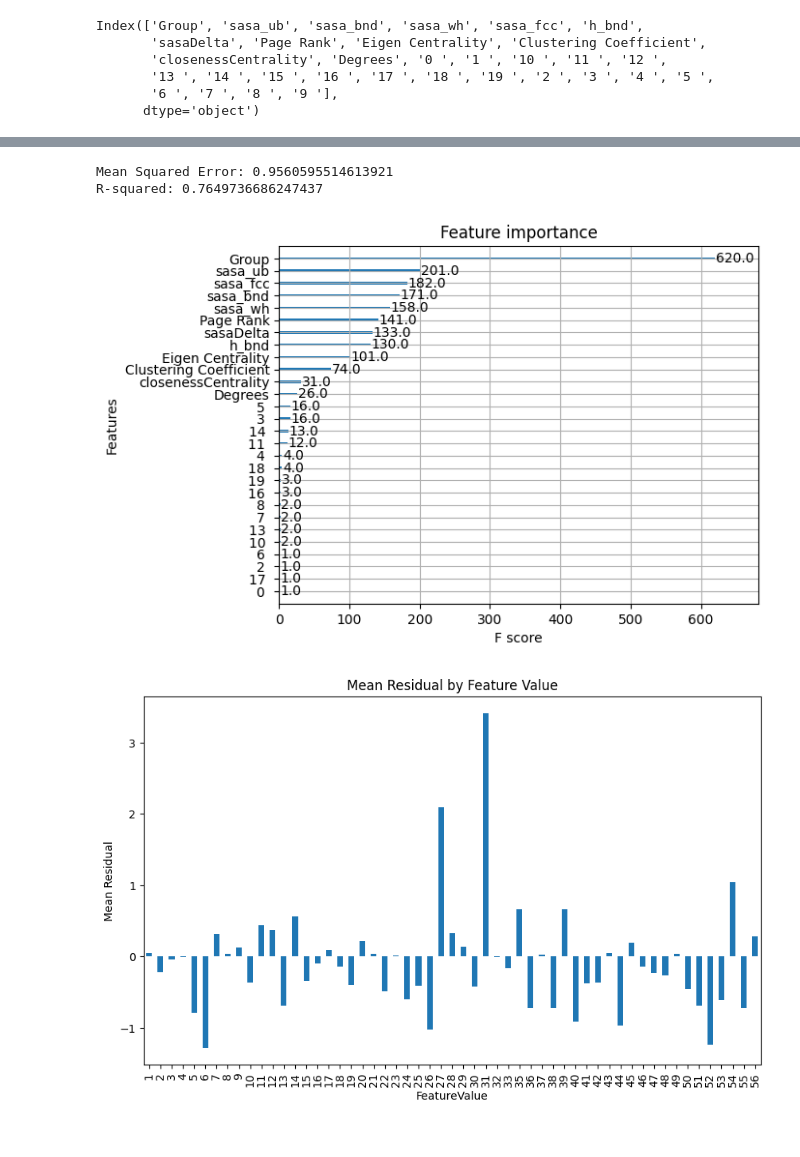
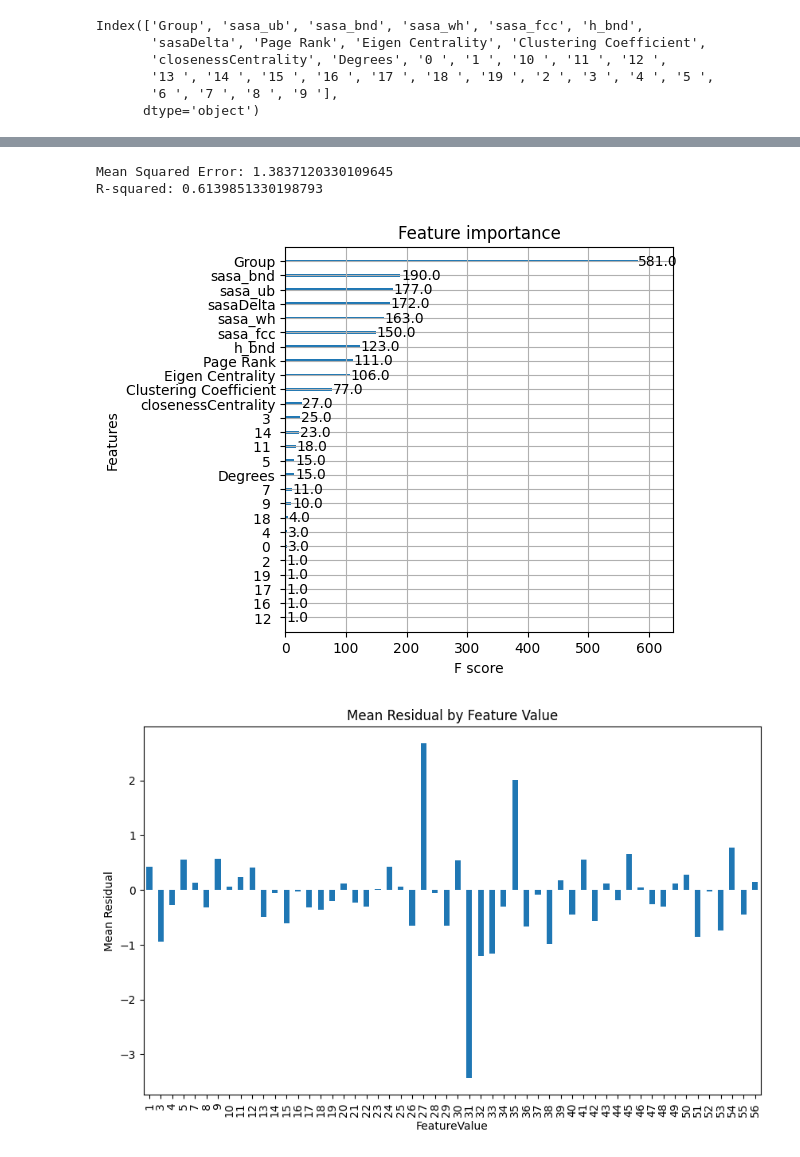
Before and after one commit to return0ftheFaraz/CS512, a Jupyter notebook: alize2.ipynb, the cells around one changed output, grey strips where cells are left out. Saved outputs shown, nothing was run; the diff lists cells and outputs as text; code cells hidden in the pictures.

```diff
--- a/alize2.ipynb
+++ b/alize2.ipynb
@@ -779,7 +709,8 @@ xg_reg_tuned = xgb.XGBRegressor(objective ='reg:squarederror',
                           learning_rate = 0.1,
                           max_depth = 3,
                           alpha = 1,
-                          n_estimators = 300)
+                          n_estimators = 300,
+                          random_state = 42)
 
 # Fit the regressor to the training set
 xg_reg_tuned.fit(X_train, y_train)
@@ -793,31 +724,31 @@ print(f"Mean Squared Error: {mse}")
 r2 = r2_score(y_test, y_pred)
 print(f"R-squared: {r2}")
 # %% [output]
-Mean Squared Error: 0.9560595514613921
-R-squared: 0.7649736686247437
+Mean Squared Error: 1.3837120330109645
+R-squared: 0.6139851330198793
 # %%
 xgb.plot_importance(xg_reg_tuned)
 plt.rcParams['figure.figsize'] = [5, 5]
 plt.show()
 # %% [output]
-[figure, old version]
+[figure, new version]
 # %%
-y_test_array = y_test_array.flatten()
+y_test_array = (y_test.to_numpy()).flatten()
 residuals = y_test_array - y_pred
 # Add the residuals and the feature of interest to a new DataFrame
 # Replace 'feature_name' with the name of your feature
 analysis_df = pd.DataFrame({'FeatureValue': X_test['Group'], 'Residual': residuals})
 
 # Group by the feature and calculate mean residual
 grouped_residuals = analysis_df.groupby('FeatureValue')['Residual'].mean()
 
 # Plot the results
 grouped_residuals.plot(kind='bar', figsize=(10, 6))
 plt.ylabel('Mean Residual')
 plt.title('Mean Residual by Feature Value')
 plt.show()
 # %% [output]
-[figure, old version]
+[figure, new version]
 # %%
 from sklearn.inspection import PartialDependenceDisplay
 
```
Also changed, not shown: parts of 11 cells of this notebook, 2 other files.
